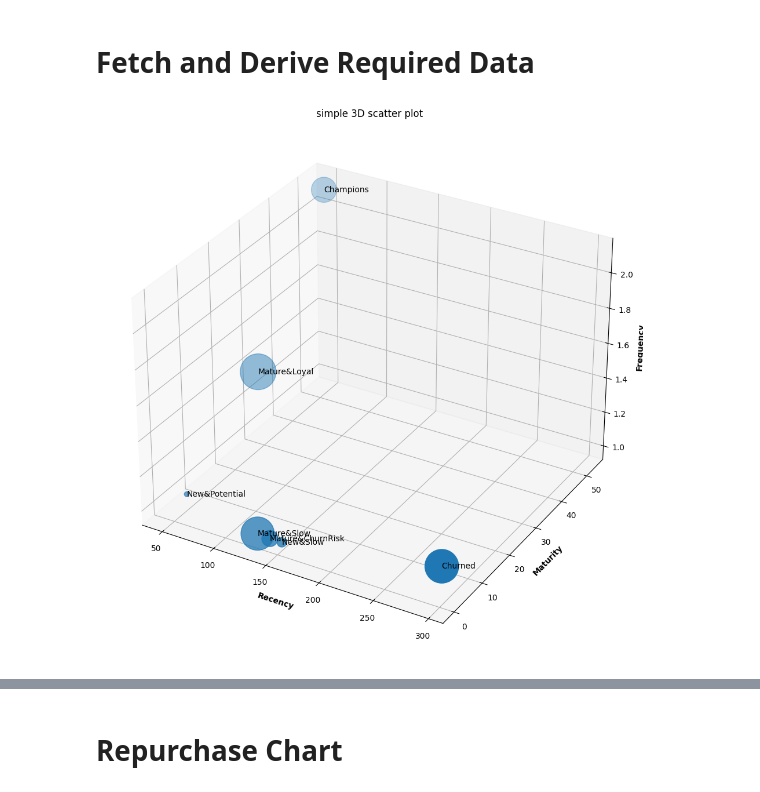
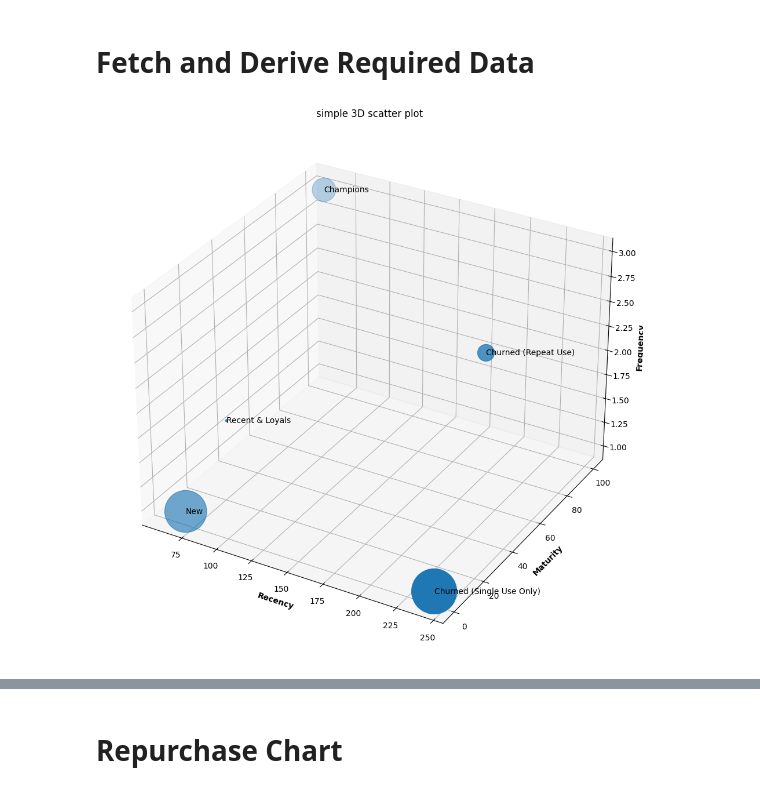
Before and after one commit to RakshithSuperU/Toffee-Coffee-Roasters, a Jupyter notebook: Plain analytics/Shopify_Retention_Cohort.ipynb, the cells around one changed output, grey strips where cells are left out. Saved outputs shown, nothing was run; the diff lists cells and outputs as text; code cells hidden in the pictures.

```diff
--- a/Plain analytics/Shopify_Retention_Cohort.ipynb
+++ b/Plain analytics/Shopify_Retention_Cohort.ipynb
@@ -50,6 +50,7 @@ cancelled_at is NULL;
 
 e=pd.read_sql(q,conn)
 e = e[e['order_date'] >= '2023-01-01']
+e = e[e['order_date'] <= '2023-12-31']
 # e = e[e['order_date'] <= '2023-06-30']
 e['order_date']=e['order_date'].dt.date
 e['order_date']=pd.to_datetime(e['order_date'])
@@ -93,24 +94,20 @@ x1['m_score'] = x1['MaturityAge'].transform(lambda x: pd.qcut(x.rank(method='fir
 x1['DelAOV'] = x1['MeanOVDelta'].transform(lambda x: pd.qcut(x.rank(method='first'), q = [0, 0.25, 0.5, 0.75, 1], labels = DelAOV_labels)).astype('int64')
 x1['SumScore'] = x1['r_score'] + x1['f2d_score'] + x1['m_score'] + x1['AOV_score']+ x1['DelAOV']
 
-def CohortLables(df):
-    if df['SumScore'] >= 18:
+def CohortLables_3(df):
+    if ((df['Frequency']==1) & (df['r_score']>2)):
+        return "New"
+    elif ((df['Frequency'] == 1) & (df['r_score'] <= 2)):
+        return 'Churned (Single Use Only)'
+    elif ((df['Frequency'] > 1) & (df['m_score'] < 3) & (df['r_score'] >2)):
+        return 'Recent & Loyals'
+    elif ((df['Frequency'] > 1) & (df['m_score'] >=3) & (df['r_score'] > 2)):
         return 'Champions'
-    elif ((df['m_score'] <=1) and (df['SumScore'] >= 10)and (df['SumScore'] < 18) and (df['r_score'] >1)):
-        return 'New&Potential'
-    elif ((df['m_score'] >1) and (df['SumScore'] >= 14)and (df['SumScore'] < 18)and (df['r_score'] >1)):
-        return 'Mature&Loyal'
-    elif ((df['m_score'] >1) and (df['SumScore'] >= 10)and (df['SumScore'] < 14)and (df['r_score'] >1)):
-        return 'Mature&Slow'
+    else:
+        return 'Churned (Repeat Use)'
 
-    elif ((df['m_score'] <=1) and (df['SumScore'] >= 5)and (df['SumScore'] < 10)and (df['r_score'] >1)):
-        return 'New&Slow'
-    elif ((df['m_score'] >1) and (df['SumScore'] >= 5)and (df['SumScore'] < 10)and (df['r_score'] >1)):
-        return 'Mature&ChurnRisk'
-    else:
-        return 'Churned'
 # Create a new variable RFM_Level
-x1['CohortLabel'] = x1.apply(CohortLables, axis=1)
+x1['CohortLabel'] = x1.apply(CohortLables_3, axis=1)
 
 
 
@@ -140,31 +137,31 @@ size=segstats['Users']*.25
 ax.scatter3D(segstats['Recency'], segstats['Maturity'],segstats['Frequency'], s=size)
 plt.title("simple 3D scatter plot")
 ax.set_xlabel('Recency', fontweight ='bold')
 ax.set_ylabel('Maturity', fontweight ='bold')
 ax.set_zlabel('Frequency', fontweight ='bold')
 for i in range(len(segstats)):
      ax.text(segstats['Recency'][i],
                segstats['Maturity'][i],
              segstats['Frequency'][i],
                segstats['CohortLabel'][i],
                horizontalalignment='left',
                rotation=25, wrap=True,
                verticalalignment='center',
                size='medium', color='black')
 
 
 
 ##traxn level insights Trxn Dist by Acquisition months
 e2=e.merge(x1[['user_id','MeanDaysDelta','MeanOVDelta','LastDate','FirstDate']], left_on='user_id', right_on='user_id')
 e2['AcqMonth']=e2['FirstDate'].dt.strftime('%Y-%m')
 e2['OrderMonth']=e2['order_date'].dt.strftime('%Y-%m')
 
 x2=e2.groupby(
    ['AcqMonth','OrderMonth']
 ).agg(
        Users=pd.NamedAgg(column='user_id', aggfunc='nunique'),
         ).unstack()
 
 x2=x2.reset_index()
 # %% [output]
-[figure, old version]
+[figure, new version]
```
Also changed, not shown: parts of 48 cells of this notebook, 1 other file.
